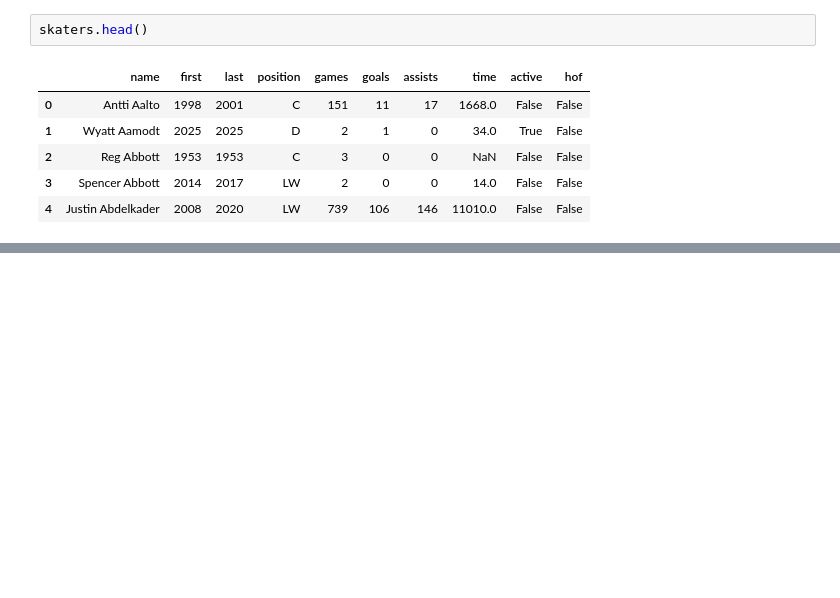
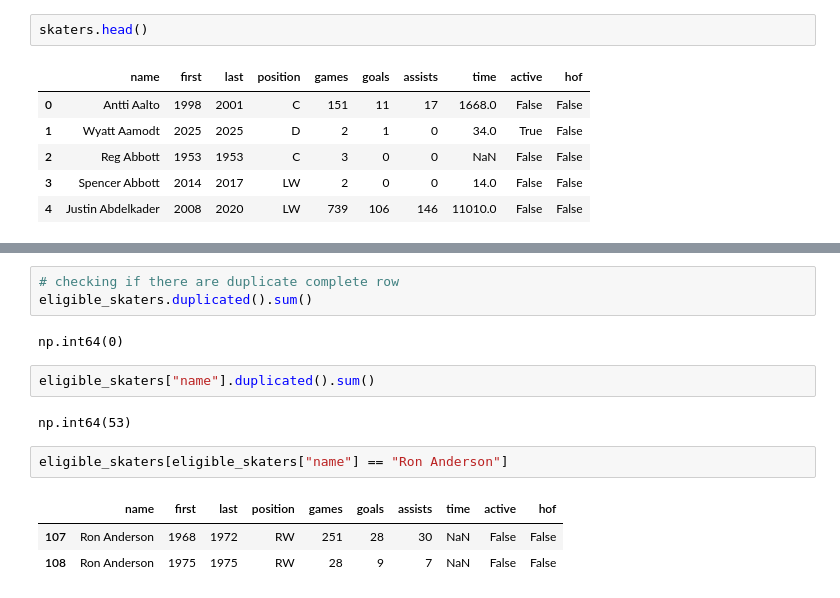
Before and after one commit to simontao9/DATS6103-final-project, a Jupyter notebook: final_report.ipynb, the cells around one changed output, grey strips where cells are left out. Cells and saved outputs as stored; diff of their text form; blank space fills up the shorter version.

```diff
--- a/final_report.ipynb
+++ b/final_report.ipynb
@@ -42,0 +131,15 @@ skaters.describe()
+# %%
+# checking if there are duplicate complete row
+eligible_skaters.duplicated().sum()
+# %% [output]
+np.int64(0)
+# %%
+eligible_skaters["name"].duplicated().sum()
+# %% [output]
+np.int64(53)
+# %%
+eligible_skaters[eligible_skaters["name"] == "Ron Anderson"]
+# %% [output]
+|  | name | first | last | position | games | goals | assists | time | active | hof |
+| 107 | Ron Anderson | 1968 | 1972 | RW | 251 | 28 | 30 | NaN | False | False |
+| 108 | Ron Anderson | 1975 | 1975 | RW | 28 | 9 | 7 | NaN | False | False |
```
Also changed, not shown: parts of 24 cells of this notebook, 5 other files.
